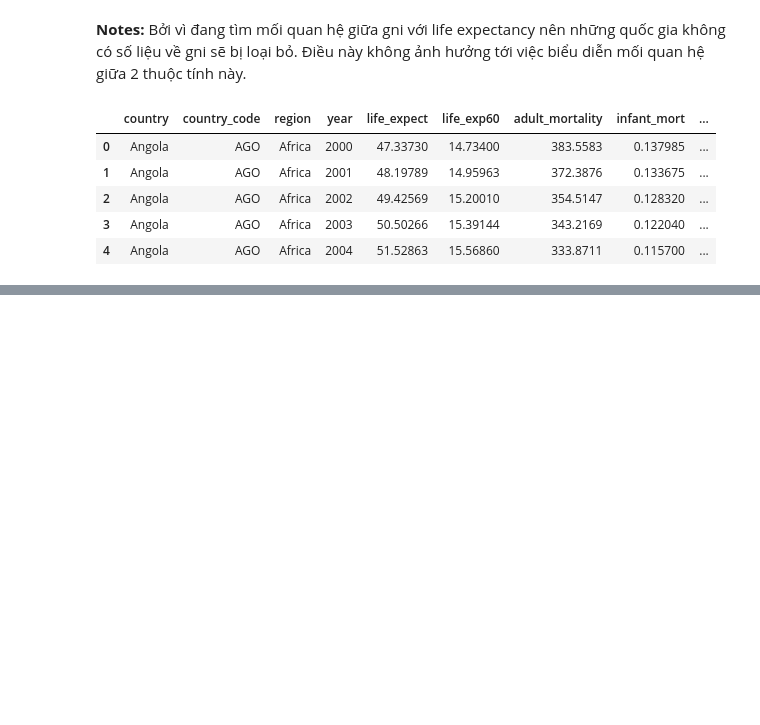
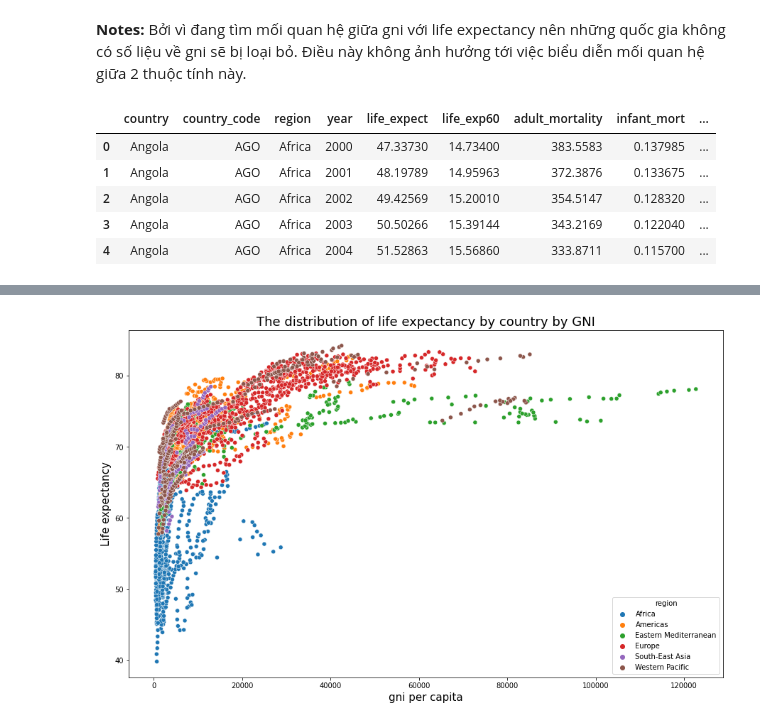
Before and after one commit to XQuyTran/Final_Project_LTKHDL, a Jupyter notebook: Version01-P4DS.ipynb, the cells around one changed output, grey strips where cells are left out. Saved outputs shown, nothing was run; the diff lists cells and outputs as text; code cells hidden in the pictures; blank space fills up the shorter version.

```diff
--- a/Version01-P4DS.ipynb
+++ b/Version01-P4DS.ipynb
@@ -609,3 +617,12 @@ gni_life_expect_df.shape
+# %%
+plt.figure(figsize=(15,9))
+sns.scatterplot(x=gni_life_expect_df['une_gni'],y=gni_life_expect_df['life_expect'],hue=gni_life_expect_df['region'])
+plt.xlabel('gni per capita',size = 15)
+plt.ylabel('Life expectancy',size = 15)
+plt.title('The distribution of life expectancy by country by GNI',size=18)
+plt.show()
+# %% [output]
+[figure, added]
 # %%
 fig, axs = plt.subplots(2,3, figsize=(15, 10), facecolor='w', edgecolor='k')
 fig.subplots_adjust(hspace = 0.5)
```
Also changed, not shown: parts of 22 cells of this notebook.
